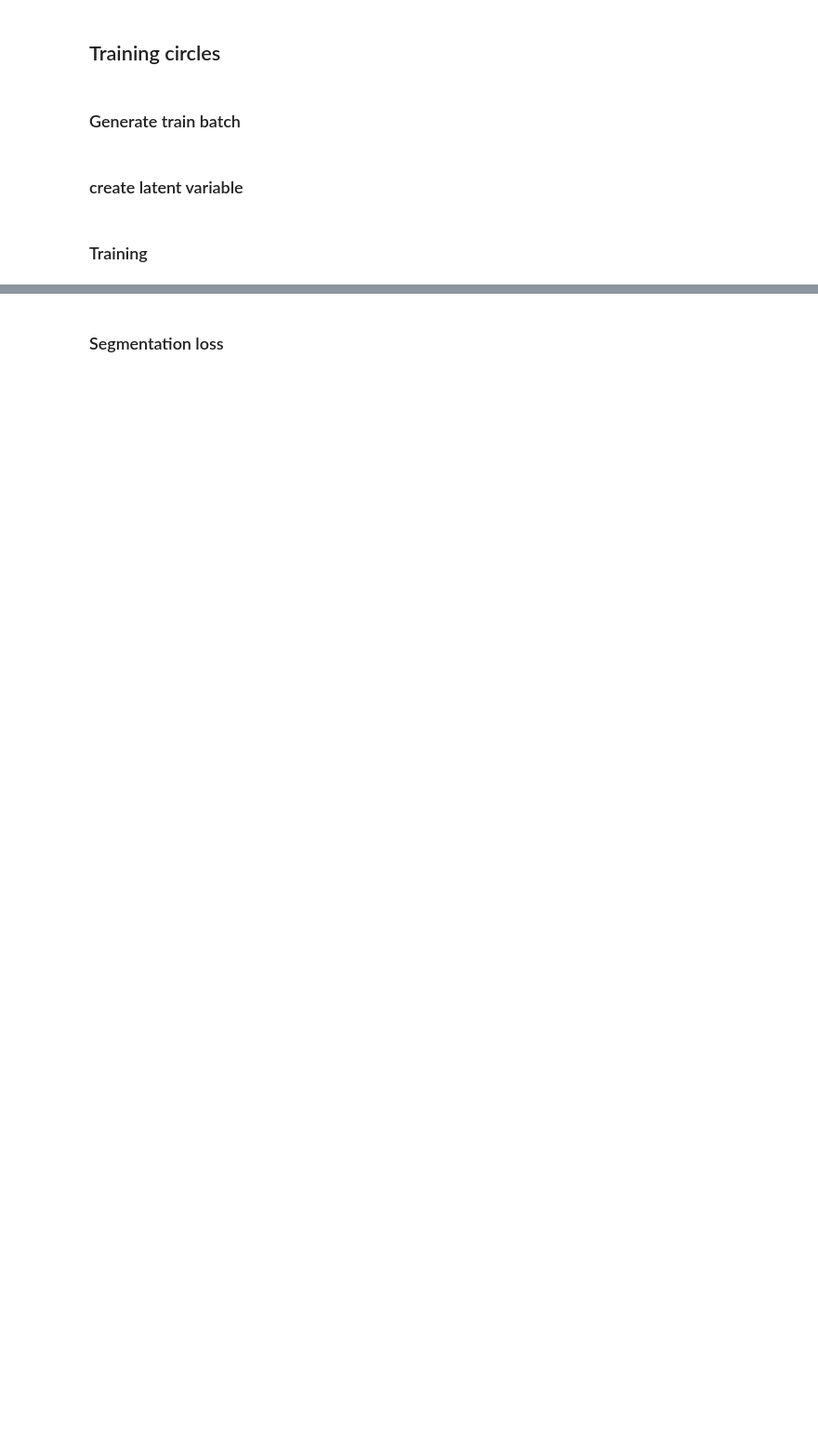
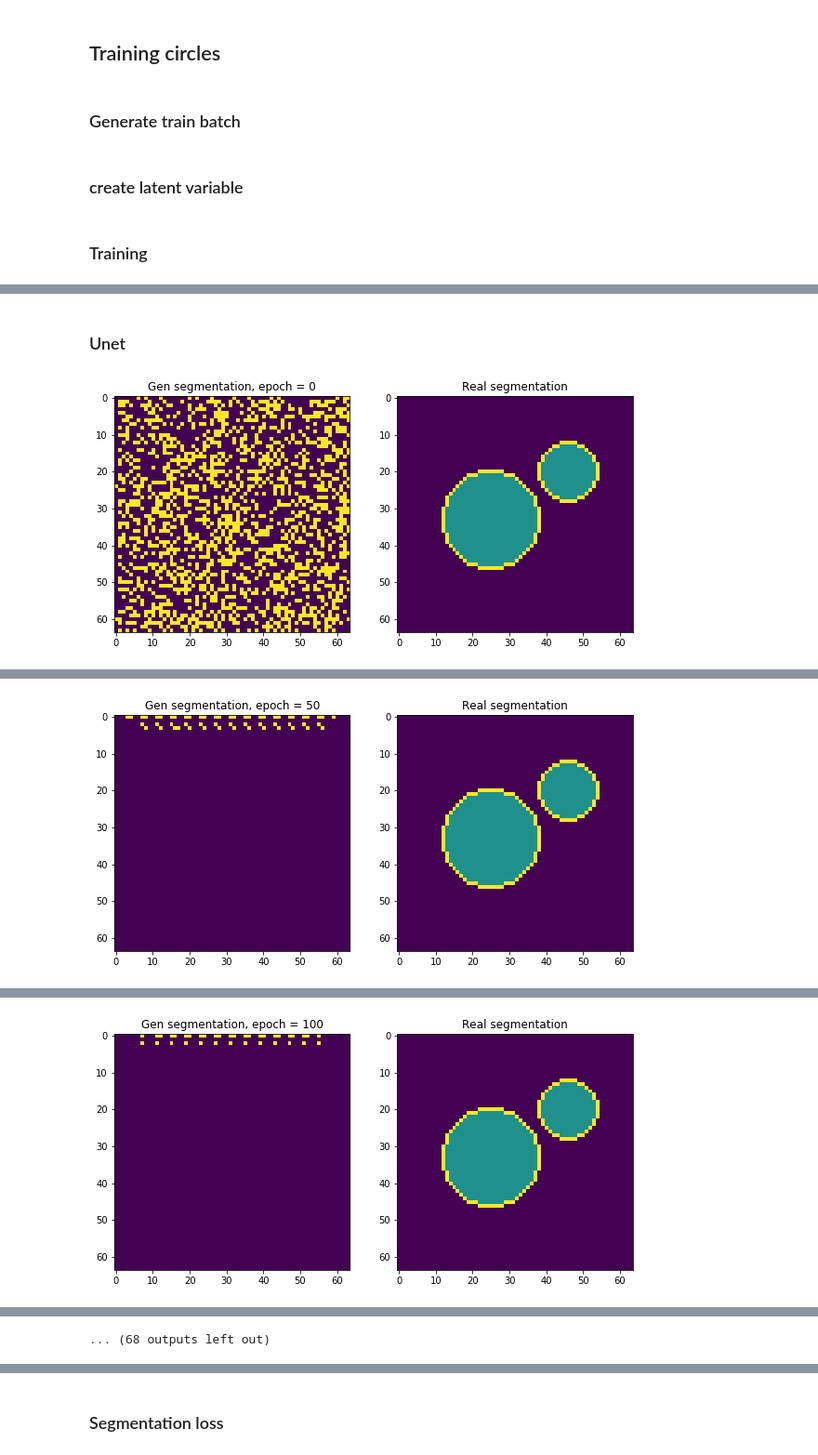
Before and after one commit to ashysheya/research_project, a Jupyter notebook: experiments.ipynb, the cells around one changed output, grey strips where cells are left out. Shown at 93% size. Saved outputs shown, nothing was run; the diff lists cells and outputs as text; code cells hidden in the pictures; blank space fills up the shorter version.

```diff
--- a/experiments.ipynb
+++ b/experiments.ipynb
@@ -274,0 +301,7 @@ epoch - 119, loss - 3.720881700515747
+# %% [markdown]
+### Unet
+# %%
+torch.manual_seed(42)
+loss_10, loss_100, segm_loss_10, segm_loss_100 = generate_and_train(network_class=Unet)
+# %% [output]
+[figure, added]
@@ -274,0 +325 @@ epoch - 119, loss - 3.720881700515747
+[figure, added]
@@ -274,0 +343 @@ epoch - 119, loss - 3.720881700515747
+[figure, added]
@@ -274,0 +415 @@ epoch - 119, loss - 3.720881700515747
+... (68 outputs left out)
```
Also changed, not shown: parts of 19 cells of this notebook.
